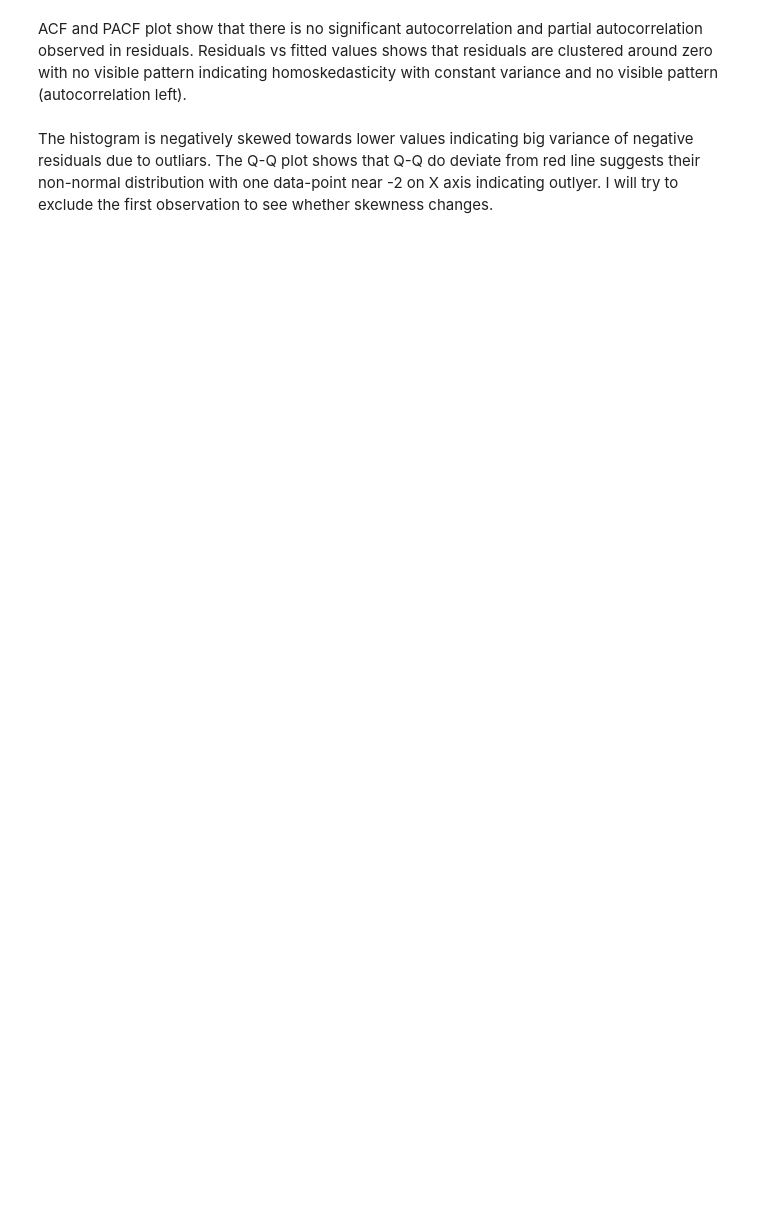
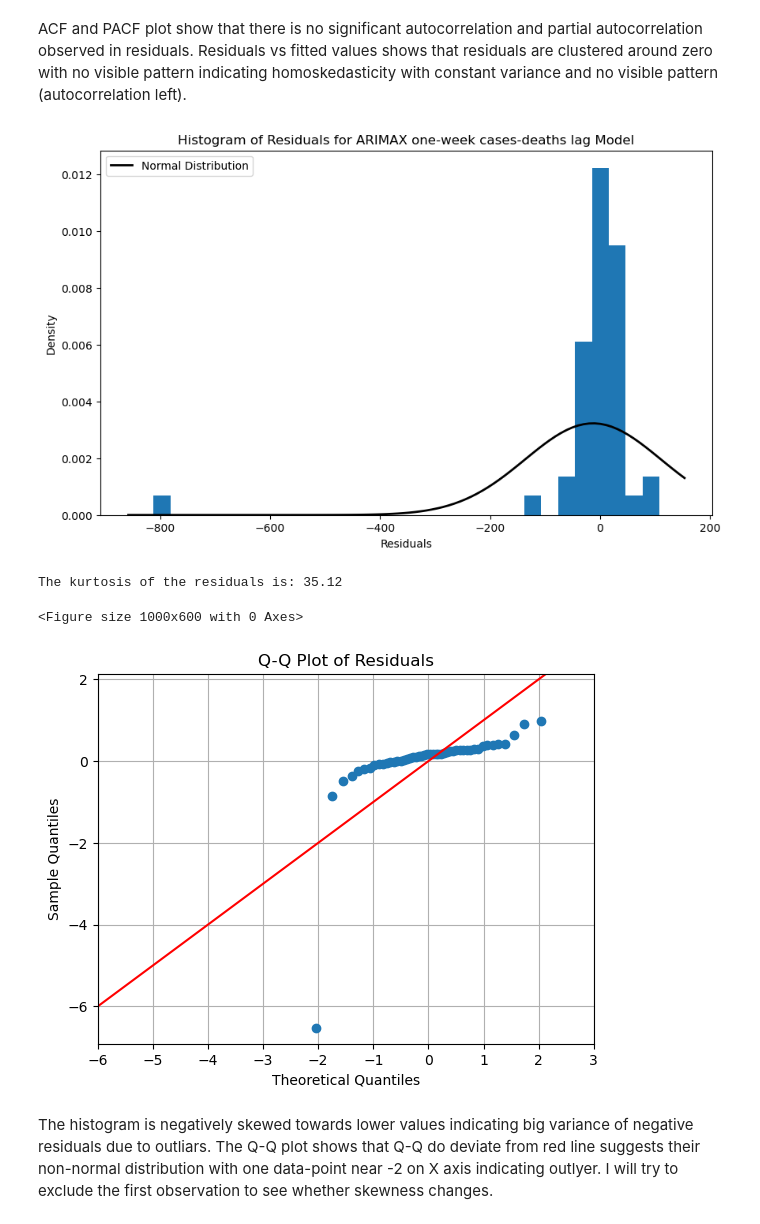
Before and after one commit to Sahatfi/time-series-covid, a Jupyter notebook: time-series-covid.ipynb, the cells around one changed output. Cells and saved outputs as stored; diff of their text form; code cells hidden in the pictures; blank space fills up the shorter version.

```diff
--- a/time-series-covid.ipynb
+++ b/time-series-covid.ipynb
@@ -1088,29 +2040,35 @@ ACF and PACF plot show that there is no significant autocorrelation and partial
 # %%
 # Create a histogram of the residuals
 plt.figure(figsize=(10, 6))
 residuals_lag1.hist(bins=30, density=True)
 plt.title('Histogram of Residuals for ARIMAX one-week cases-deaths lag Model')
 plt.xlabel('Residuals')
 plt.ylabel('Density')
 
 # Add a normal distribution curve for comparison
 xmin, xmax = plt.xlim()
 x = np.linspace(xmin, xmax, 100)
 p = norm.pdf(x, residuals_lag1.mean(), residuals_lag1.std())
 plt.plot(x, p, 'k', linewidth=2, label='Normal Distribution')
 plt.legend()
 plt.grid(False)
 plt.show()
 
 # Calculate and print the kurtosis
 kurtosis_value = kurtosis(residuals_lag1)
 print(f"The kurtosis of the residuals is: {kurtosis_value:.2f}")
 
 #plot the figure
 plt.figure(figsize=(10, 6))
 sm.qqplot(residuals_lag1, line='45', fit=True)
 plt.title('Q-Q Plot of Residuals')
 plt.grid(True)
+plt.xlim(-6, 3)
 plt.show()
+# %% [output]
+[figure, added]
+The kurtosis of the residuals is: 35.12
+<Figure size 1000x600 with 0 Axes>
+[figure, added]
 # %% [markdown]
 The histogram is negatively skewed towards lower values indicating big variance of negative residuals due to outliars. The Q-Q plot shows that Q-Q do deviate from red line suggests their non-normal distribution with one data-point near -2 on X axis indicating outlyer. I will try to exclude the first observation to see whether skewness changes.
```
Also changed, not shown: parts of 106 cells of this notebook, 3 other files.
